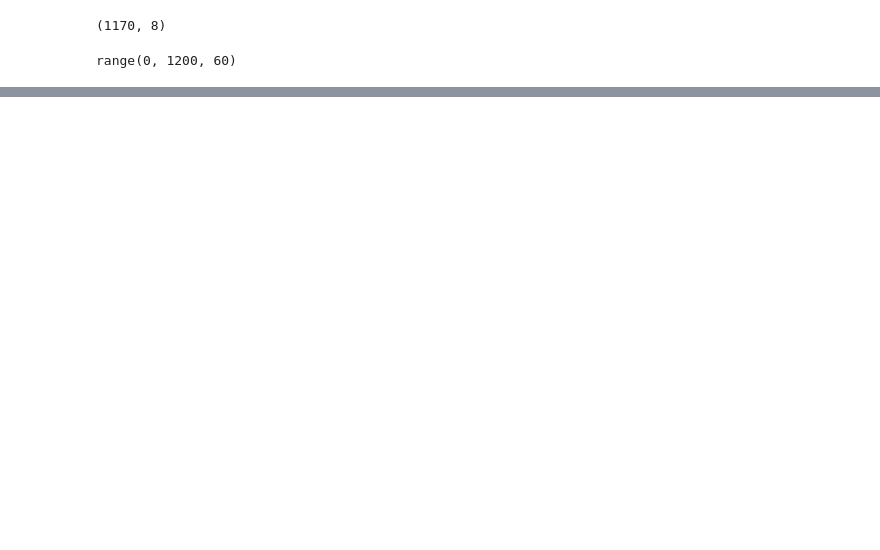
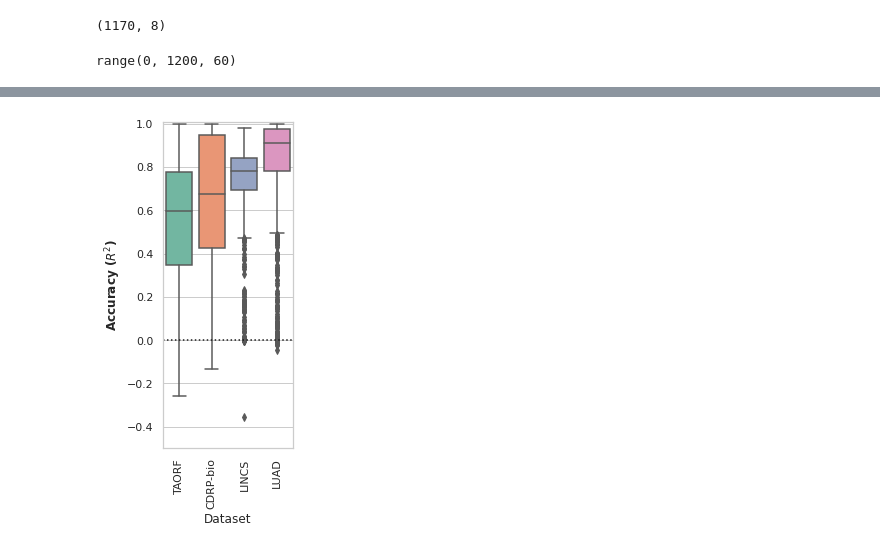
Before and after one commit to carpenter-singh-lab/2022_Haghighi_NatureMethods, a Jupyter notebook: generate_paper_figs.ipynb, the cells around one changed output, grey strips where cells are left out. Cells and saved outputs as stored; diff of their text form; code cells hidden in the pictures; blank space fills up the shorter version.

```diff
--- a/generate_paper_figs.ipynb
+++ b/generate_paper_figs.ipynb
@@ -345,16 +189,18 @@ dtype: int64
 # %%
+DataPredRes4venn=DataPredResults2[DataPredResults2["pred score"]>DataPredResults2['rand99th']+0.2]
+DataPredRes4venn=DataPredRes4venn[DataPredRes4venn['Model']=='MLP'].reset_index(drop=True)
+# DataPredRes4venn
+
 from venn import venn
-mean_scores_df_top=DataPredResults2[DataPredResults2["pred score"]>0.25].reset_index(drop=True)
-
 list_4_ven={}
 dsets=["CDRP-bio","LINCS","LUAD", "TAORF"]
 set_lab=tuple(dsets)
 # plt.figure()
 for d in dsets:
-    list_4_ven[d]=set(mean_scores_df_top[mean_scores_df_top["Dataset"]==d].lmGens)
+    list_4_ven[d]=set(DataPredRes4venn[DataPredRes4venn["Dataset"]==d].lmGens)
 
 # venn(list_4_ven,legend_loc='upper center')
-venn(list_4_ven,legend_loc='lower right')
+venn(list_4_ven,legend_loc='lower right');
 # plt.tight_layout()
 # plt.savefig('pred_gen_venn.eps')
 # %% [output]
@@ -397,2 +208,0 @@ array([ 2.34282881e-01, -1.33832692e-02, -4.03793417e-02, -8.29159430e-03,
-# %%
-unq_lmgenes=DataPredResults2['lmGens'].unique()
@@ -444,0 +333,4 @@ DataAppendix=DataAppendix*100
+# %%
+filename=results_dir+'/SingleCPfeatPred/scores_hyperParam.xlsx'
+saved_scores=pd.read_excel(filename, sheet_name=None)
+saved_scores.keys()
@@ -444,0 +457,24 @@ DataAppendix=DataAppendix*100
+# %%
+DataPredResults_fPlot=DataPredResults[(DataPredResults['d']!='random')&(DataPredResults['Model']=='MLP')].reset_index(drop=True)
+# %%
+# DataPredResults
+import matplotlib.style as style
+style.use('seaborn-colorblind')
+sns.set_context("paper",font_scale = 2, rc={"font.size":20,"axes.titlesize":8,"axes.labelsize":10})
+
+# DataPredResults.loc[DataPredResults['d']=='random','Model']=DataPredResults[DataPredResults['d']=='random']['Model']+'-'+DataPredResults[DataPredResults['d']=='random']['d']
+plt.figure(figsize=(3,6))
+
+# plt.rcParams["axes.labelsize"] = 40
+sns.set_theme(style="whitegrid")
+ax = sns.boxplot(x="Dataset", y="pred score",data=DataPredResults_fPlot,\
+                order=['TAORF','CDRP-bio','LINCS','LUAD'],palette="Set2")
+ax.set_xticklabels(ax.get_xticklabels(),rotation=90)
+ax.set_ylim(-.5,1.01);
+ax.set_ylabel("Accuracy ($R^2$)", fontweight='bold'); #fontsize=14,
+ax.axhline(y=0,linestyle=':',color='k');
+plt.tight_layout()
+# plt.legend(bbox_to_anchor=(1, .65), loc='upper left', borderaxespad=0)
+plt.tight_layout()
+# %% [output]
+[figure, added]
```
Also changed, not shown: parts of 66 cells of this notebook, 9 other files.
